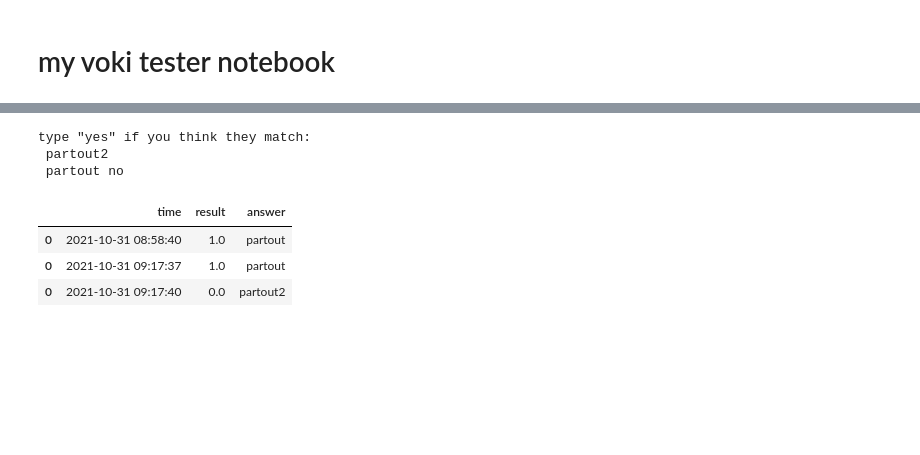
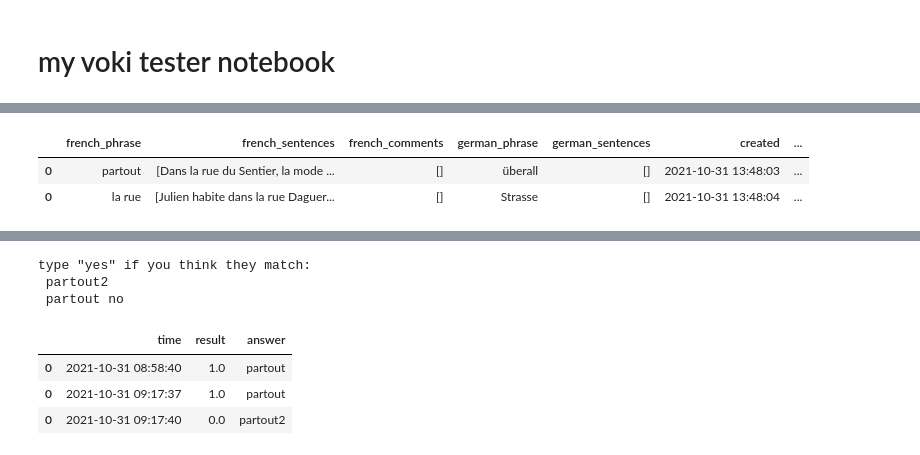
Before and after one commit to Dr-Nuke/voki, a Jupyter notebook: notebooks/Untitled.ipynb, the cells around one changed output, grey strips where cells are left out. Saved outputs shown, nothing was run; the diff lists cells and outputs as text; code cells hidden in the pictures; blank space fills up the shorter version.

```diff
--- a/notebooks/Untitled.ipynb
+++ b/notebooks/Untitled.ipynb
@@ -100,0 +341,6 @@ def main(dbfile):
+# %%
+df_voki
+# %% [output]
+|  | french_phrase | french_sentences | french_comments | german_phrase | german_sentences | created | ... |
+| 0 | partout | [Dans la rue du Sentier, la mode ... | [] | überall | [] | 2021-10-31 13:48:03 | ... |
+| 0 | la rue | [Julien habite dans la rue Daguer... | [] | Strasse | [] | 2021-10-31 13:48:04 | ... |
```
Also changed, not shown: parts of 29 cells of this notebook, 1 other file.
